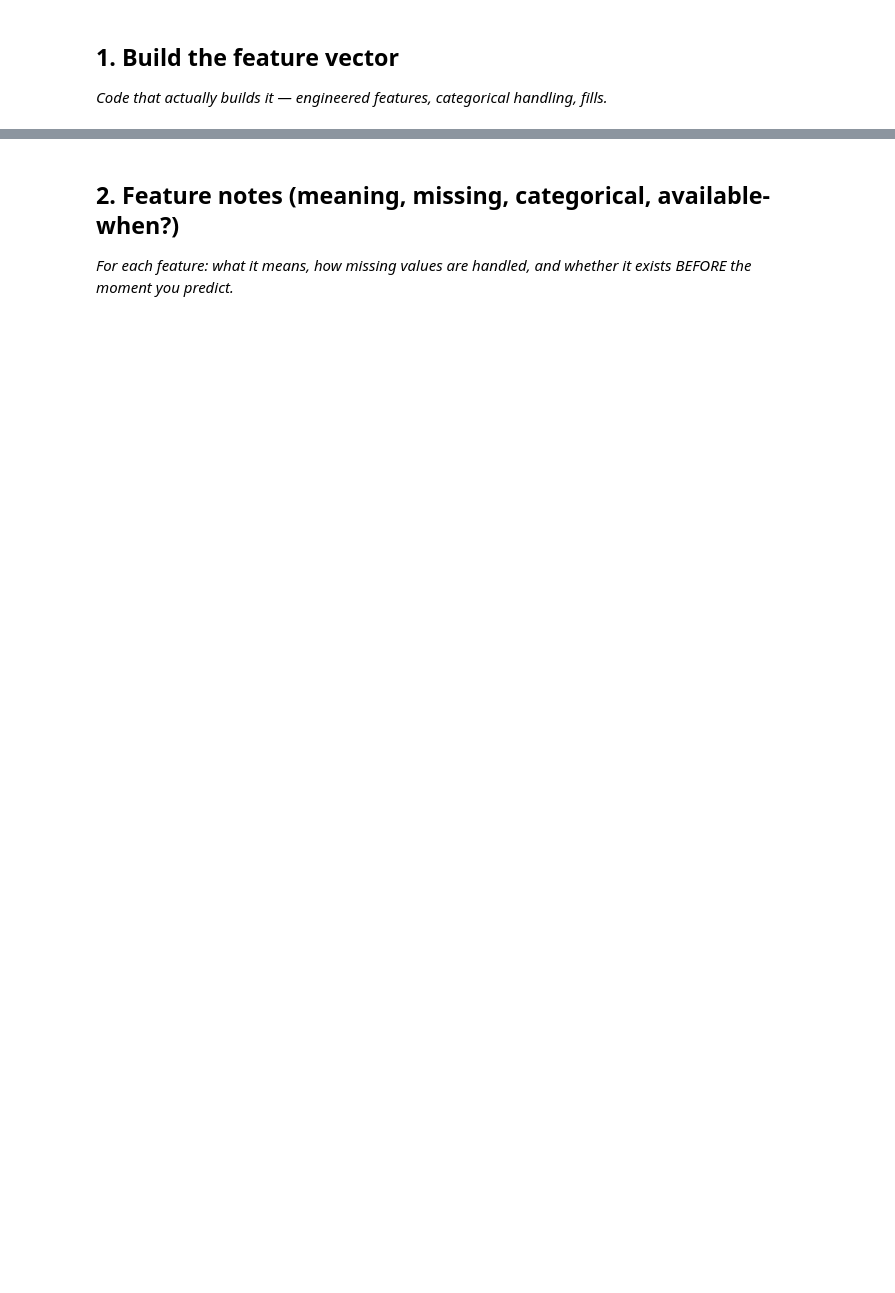
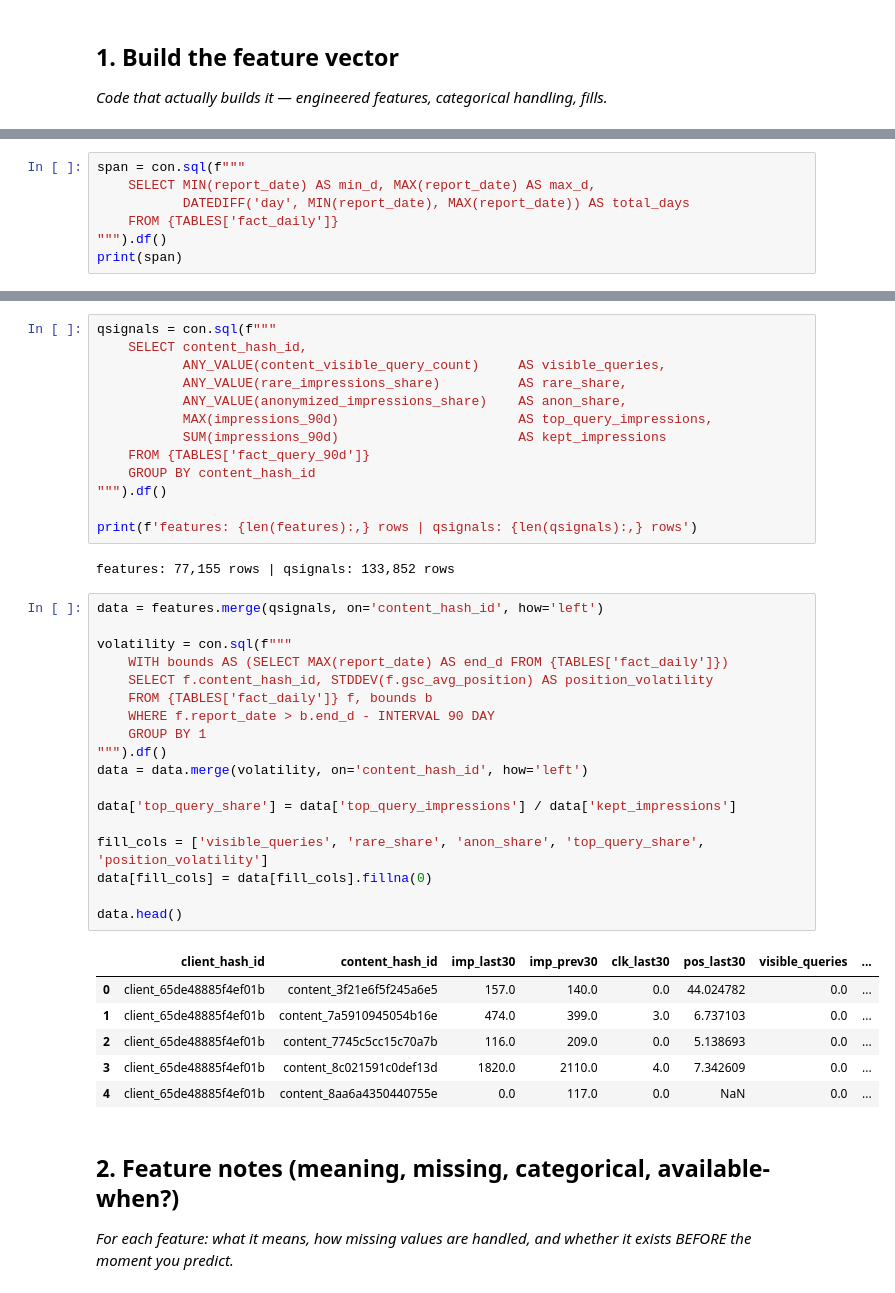
Before and after one commit to YomnaImad07/FlyRank-ML-Internship, a Jupyter notebook: work/notebooks/w03_feature_leakage_check.ipynb, the cells around one changed output, grey strips where cells are left out. Cells and saved outputs as stored; diff of their text form; blank space fills up the shorter version.

```diff
--- a/work/notebooks/w03_feature_leakage_check.ipynb
+++ b/work/notebooks/w03_feature_leakage_check.ipynb
@@ -15,0 +76,7 @@ This skeleton is yours to fill. Work the sections **in order** — each one has
+# %%
+span = con.sql(f"""
+    SELECT MIN(report_date) AS min_d, MAX(report_date) AS max_d,
+           DATEDIFF('day', MIN(report_date), MAX(report_date)) AS total_days
+    FROM {TABLES['fact_daily']}
+""").df()
+print(span)
@@ -16,3 +129,43 @@ This skeleton is yours to fill. Work the sections **in order** — each one has
+# %%
+qsignals = con.sql(f"""
+    SELECT content_hash_id,
+           ANY_VALUE(content_visible_query_count)     AS visible_queries,
+           ANY_VALUE(rare_impressions_share)          AS rare_share,
+           ANY_VALUE(anonymized_impressions_share)    AS anon_share,
+           MAX(impressions_90d)                       AS top_query_impressions,
+           SUM(impressions_90d)                       AS kept_impressions
+    FROM {TABLES['fact_query_90d']}
+    GROUP BY content_hash_id
+""").df()
+
+print(f'features: {len(features):,} rows | qsignals: {len(qsignals):,} rows')
+# %% [output]
+features: 77,155 rows | qsignals: 133,852 rows
+# %%
+data = features.merge(qsignals, on='content_hash_id', how='left')
+
+volatility = con.sql(f"""
+    WITH bounds AS (SELECT MAX(report_date) AS end_d FROM {TABLES['fact_daily']})
+    SELECT f.content_hash_id, STDDEV(f.gsc_avg_position) AS position_volatility
+    FROM {TABLES['fact_daily']} f, bounds b
+    WHERE f.report_date > b.end_d - INTERVAL 90 DAY
+    GROUP BY 1
+""").df()
+data = data.merge(volatility, on='content_hash_id', how='left')
+
+data['top_query_share'] = data['top_query_impressions'] / data['kept_impressions']
+
+fill_cols = ['visible_queries', 'rare_share', 'anon_share', 'top_query_share', 'position_volatility']
+data[fill_cols] = data[fill_cols].fillna(0)
+
+data.head()
+# %% [output]
+|  | client_hash_id | content_hash_id | imp_last30 | imp_prev30 | clk_last30 | pos_last30 | visible_queries | ... |
+| 0 | client_65de48885f4ef01b | content_3f21e6f5f245a6e5 | 157.0 | 140.0 | 0.0 | 44.024782 | 0.0 | ... |
+| 1 | client_65de48885f4ef01b | content_7a5910945054b16e | 474.0 | 399.0 | 3.0 | 6.737103 | 0.0 | ... |
+| 2 | client_65de48885f4ef01b | content_7745c5cc15c70a7b | 116.0 | 209.0 | 0.0 | 5.138693 | 0.0 | ... |
+| 3 | client_65de48885f4ef01b | content_8c021591c0def13d | 1820.0 | 2110.0 | 4.0 | 7.342609 | 0.0 | ... |
+| 4 | client_65de48885f4ef01b | content_8aa6a4350440755e | 0.0 | 117.0 | 0.0 | NaN | 0.0 | ... |
 # %% [markdown]
 ## 2. Feature notes (meaning, missing, categorical, available-when?)
 
```
Also changed, not shown: parts of 17 cells of this notebook.
